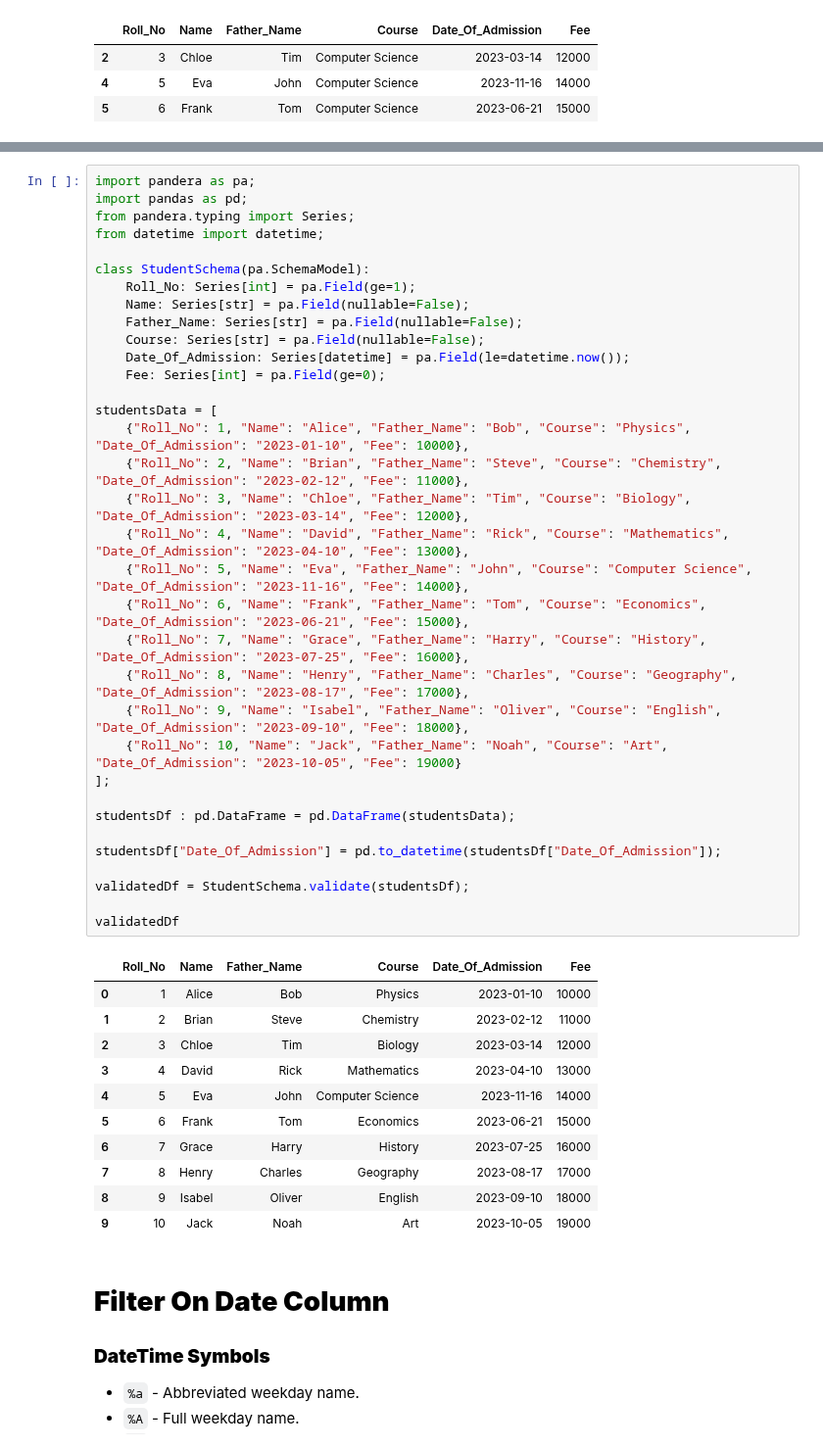
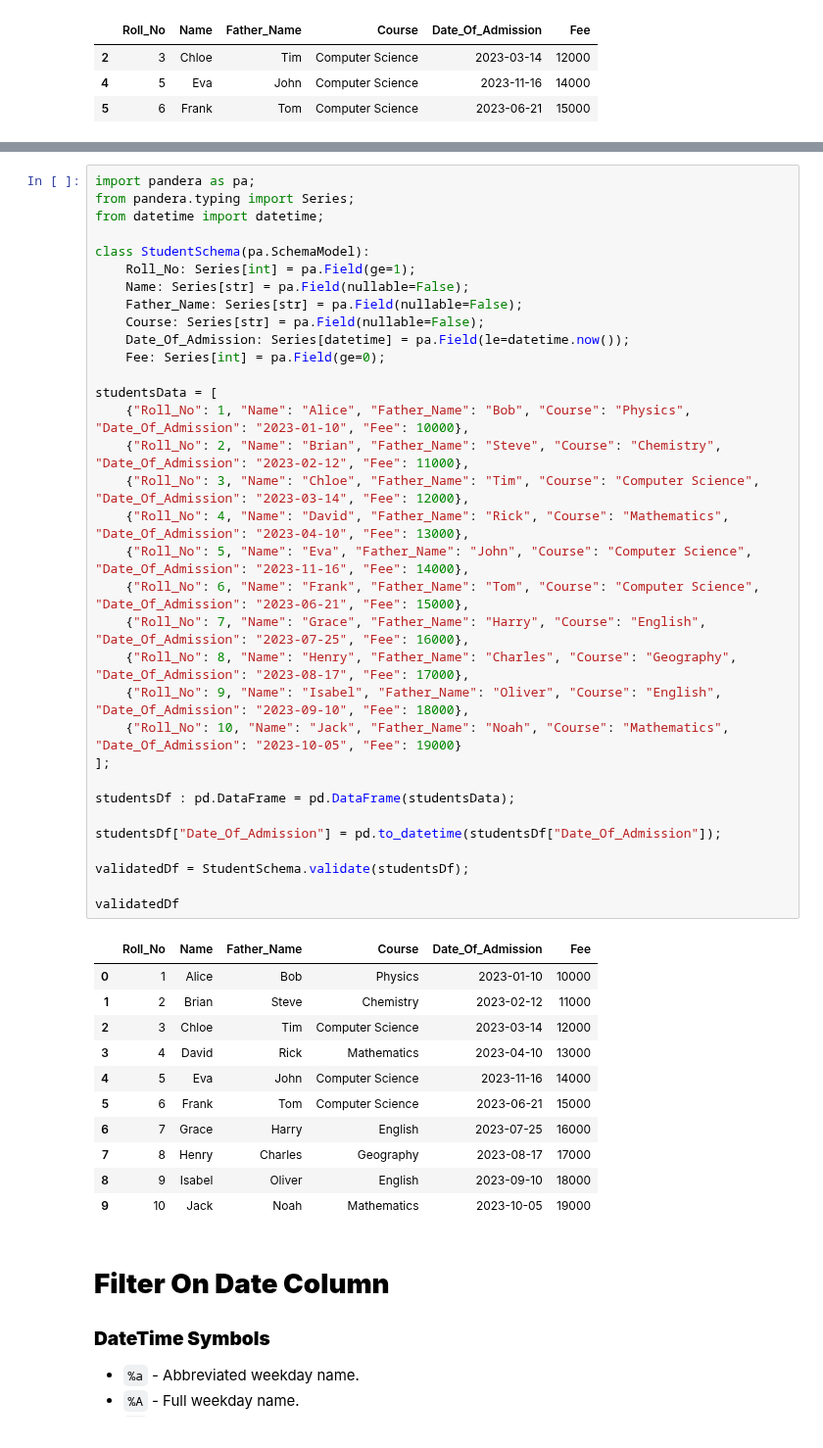
Before and after one commit to AhmedShaykh/NumPy-And-Pandas, a Jupyter notebook: pandas3.ipynb, the cells around one changed output, grey strips where cells are left out. Shown at 98% size. Drawn from its saved outputs; the diff is of its cells as text.

```diff
--- a/pandas3.ipynb
+++ b/pandas3.ipynb
@@ -544,49 +541,48 @@ studentsDf[studentsDf["Course"].str.lower().str.contains("comp") | studentsDf["C
 # %%
 import pandera as pa;
-import pandas as pd;
 from pandera.typing import Series;
 from datetime import datetime;
 
 class StudentSchema(pa.SchemaModel):
     Roll_No: Series[int] = pa.Field(ge=1);
     Name: Series[str] = pa.Field(nullable=False);
     Father_Name: Series[str] = pa.Field(nullable=False);
     Course: Series[str] = pa.Field(nullable=False);
     Date_Of_Admission: Series[datetime] = pa.Field(le=datetime.now());
     Fee: Series[int] = pa.Field(ge=0);
 
 studentsData = [
     {"Roll_No": 1, "Name": "Alice", "Father_Name": "Bob", "Course": "Physics", "Date_Of_Admission": "2023-01-10", "Fee": 10000},
     {"Roll_No": 2, "Name": "Brian", "Father_Name": "Steve", "Course": "Chemistry", "Date_Of_Admission": "2023-02-12", "Fee": 11000},
-    {"Roll_No": 3, "Name": "Chloe", "Father_Name": "Tim", "Course": "Biology", "Date_Of_Admission": "2023-03-14", "Fee": 12000},
+    {"Roll_No": 3, "Name": "Chloe", "Father_Name": "Tim", "Course": "Computer Science", "Date_Of_Admission": "2023-03-14", "Fee": 12000},
     {"Roll_No": 4, "Name": "David", "Father_Name": "Rick", "Course": "Mathematics", "Date_Of_Admission": "2023-04-10", "Fee": 13000},
     {"Roll_No": 5, "Name": "Eva", "Father_Name": "John", "Course": "Computer Science", "Date_Of_Admission": "2023-11-16", "Fee": 14000},
-    {"Roll_No": 6, "Name": "Frank", "Father_Name": "Tom", "Course": "Economics", "Date_Of_Admission": "2023-06-21", "Fee": 15000},
-    {"Roll_No": 7, "Name": "Grace", "Father_Name": "Harry", "Course": "History", "Date_Of_Admission": "2023-07-25", "Fee": 16000},
+    {"Roll_No": 6, "Name": "Frank", "Father_Name": "Tom", "Course": "Computer Science", "Date_Of_Admission": "2023-06-21", "Fee": 15000},
+    {"Roll_No": 7, "Name": "Grace", "Father_Name": "Harry", "Course": "English", "Date_Of_Admission": "2023-07-25", "Fee": 16000},
     {"Roll_No": 8, "Name": "Henry", "Father_Name": "Charles", "Course": "Geography", "Date_Of_Admission": "2023-08-17", "Fee": 17000},
     {"Roll_No": 9, "Name": "Isabel", "Father_Name": "Oliver", "Course": "English", "Date_Of_Admission": "2023-09-10", "Fee": 18000},
-    {"Roll_No": 10, "Name": "Jack", "Father_Name": "Noah", "Course": "Art", "Date_Of_Admission": "2023-10-05", "Fee": 19000}
+    {"Roll_No": 10, "Name": "Jack", "Father_Name": "Noah", "Course": "Mathematics", "Date_Of_Admission": "2023-10-05", "Fee": 19000}
 ];
 
 studentsDf : pd.DataFrame = pd.DataFrame(studentsData);
 
 studentsDf["Date_Of_Admission"] = pd.to_datetime(studentsDf["Date_Of_Admission"]);
 
 validatedDf = StudentSchema.validate(studentsDf);
 
 validatedDf
 # %% [output]
 |  | Roll_No | Name | Father_Name | Course | Date_Of_Admission | Fee |
 | 0 | 1 | Alice | Bob | Physics | 2023-01-10 | 10000 |
 | 1 | 2 | Brian | Steve | Chemistry | 2023-02-12 | 11000 |
-| 2 | 3 | Chloe | Tim | Biology | 2023-03-14 | 12000 |
+| 2 | 3 | Chloe | Tim | Computer Science | 2023-03-14 | 12000 |
 | 3 | 4 | David | Rick | Mathematics | 2023-04-10 | 13000 |
 | 4 | 5 | Eva | John | Computer Science | 2023-11-16 | 14000 |
-| 5 | 6 | Frank | Tom | Economics | 2023-06-21 | 15000 |
-| 6 | 7 | Grace | Harry | History | 2023-07-25 | 16000 |
+| 5 | 6 | Frank | Tom | Computer Science | 2023-06-21 | 15000 |
+| 6 | 7 | Grace | Harry | English | 2023-07-25 | 16000 |
 | 7 | 8 | Henry | Charles | Geography | 2023-08-17 | 17000 |
 | 8 | 9 | Isabel | Oliver | English | 2023-09-10 | 18000 |
-| 9 | 10 | Jack | Noah | Art | 2023-10-05 | 19000 |
+| 9 | 10 | Jack | Noah | Mathematics | 2023-10-05 | 19000 |
 # %% [markdown]
 # **Filter On Date Column**
 
```
Also changed, not shown: parts of 5 cells of this notebook.
